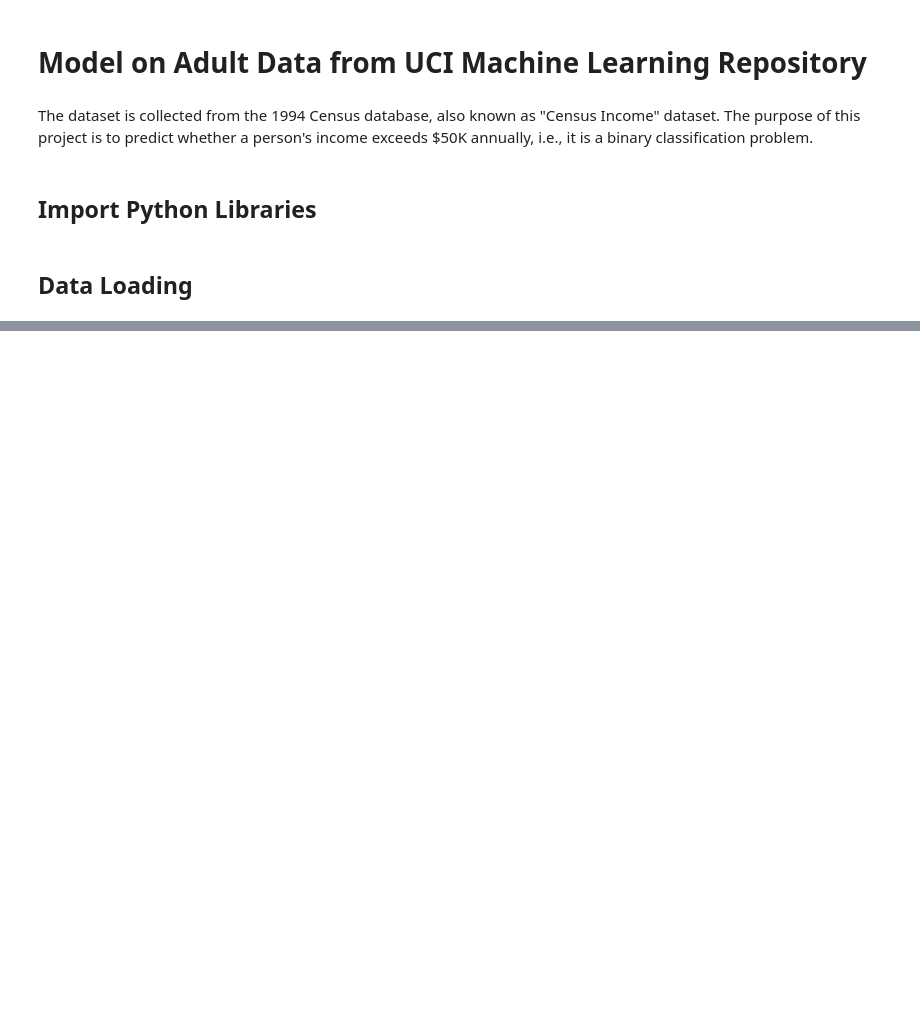
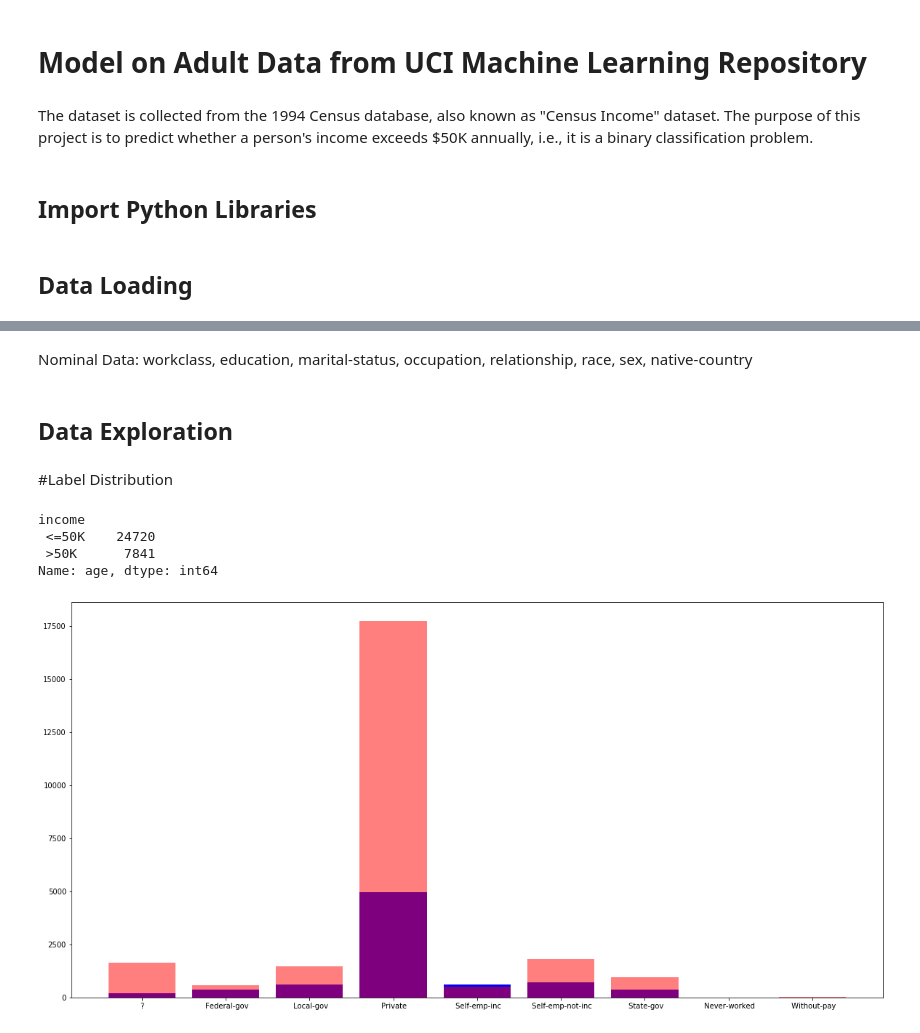
Before and after one commit to cchia/mlproject, a Jupyter notebook: UCI/adult/model_adult_rf-detailed.ipynb, the cells around one changed output, grey strips where cells are left out. Saved outputs shown, nothing was run; the diff lists cells and outputs as text; code cells hidden in the pictures; blank space fills up the shorter version.

```diff
--- a/UCI/adult/model_adult_rf-detailed.ipynb
+++ b/UCI/adult/model_adult_rf-detailed.ipynb
@@ -39,3 +48,16 @@ Index(['age', 'workclass', 'fnlwgt', 'education', 'education-num',
+# %% [markdown]
+Nominal Data: workclass, education, marital-status, occupation, relationship, race, sex, native-country
+# %% [markdown]
+## Data Exploration
+# %% [markdown]
+#Label Distribution
+# %%
+df.groupby('income')['age'].count()
+# %% [output]
+income
+ <=50K    24720
+ >50K      7841
+Name: age, dtype: int64
 # %%
 def plotDist(column):
     temp_positive = df[df['income']==' >50K'].groupby(column)['income'].count().reset_index()
@@ -44,3 +66,7 @@ def plotDist(column):
     plt.figure(figsize=(20,10))
     plt.bar(temp_positive[column], temp_positive['income'], color='b')
     plt.bar(temp_negative[column], temp_negative['income'], color='r', alpha=0.5)
+# %%
+plotDist('workclass')
+# %% [output]
+[figure, added]
```
Also changed, not shown: parts of 121 cells of this notebook.
